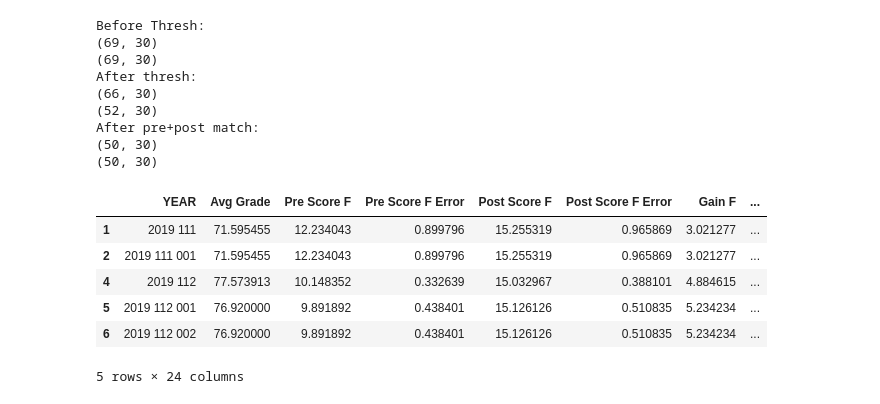
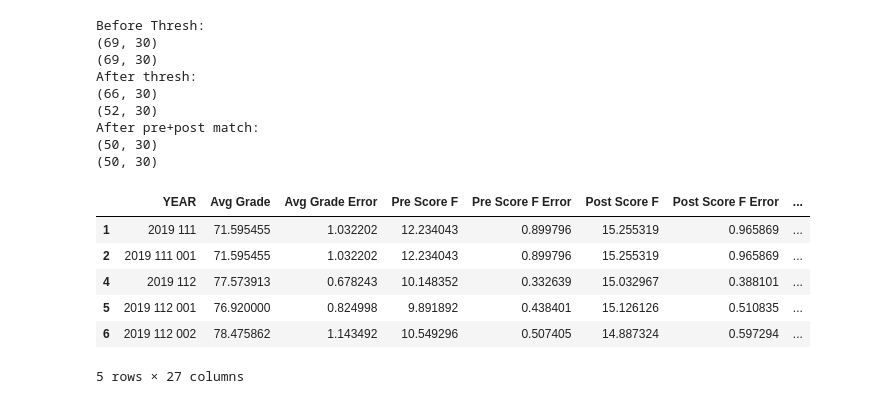
Before and after one commit to maya-patel/Honours-FCI-data, a Jupyter notebook: Data_Collection_Clean_Done.ipynb, the cells around one changed output. Saved outputs shown, nothing was run; the diff lists cells and outputs as text; code cells hidden in the pictures.

```diff
--- a/Data_Collection_Clean_Done.ipynb
+++ b/Data_Collection_Clean_Done.ipynb
@@ -51,6 +51,7 @@ df19_112_001
 def by_gender_by_year_2020(df, name):
 
     avg_grade = df["Percent Grade"].mean()
+    avg_grade_error = df['Percent Grade'].sem()
 
     pre = []
     for i in range (1,31):
@@ -75,6 +76,7 @@ def by_gender_by_year_2020(df, name):
     df_f = df[is_f]
 
     avg_grade_f = df_f['Percent Grade'].mean()
+    avg_grade_f_error = df_f['Percent Grade'].sem()
 
     df_pre_f = df_f[pre_2020]
     df_post_f = df_f[post_2020]
@@ -105,6 +107,7 @@ def by_gender_by_year_2020(df, name):
     df_m = df[is_m]
 
     avg_grade_m = df_m['Percent Grade'].mean()
+    avg_grade_m_error = df_m['Percent Grade'].sem()
 
     df_pre_m = df_m[pre_2020]
     df_post_m = df_m[post_2020]
@@ -133,12 +136,13 @@ def by_gender_by_year_2020(df, name):
 
     num = num_f + num_m
 
-    array = [name, avg_grade, pre_f, pre_f_error, post_f, post_f_error, post_f-pre_f, norm_f, norm_gain_error, gain_f_error, gain_f_error_1, num_f, avg_grade_f, pre_m, pre_m_error, post_m, post_m_error, post_m-pre_m, norm_m, norm_m_error, gain_m_error, gain_m_error_1, num_m, avg_grade_m]
+    array = [name, avg_grade, avg_grade_error, pre_f, pre_f_error, post_f, post_f_error, post_f-pre_f, norm_f, norm_gain_error, gain_f_error, gain_f_error_1, num_f, avg_grade_f, avg_grade_f_error, pre_m, pre_m_error, post_m, post_m_error, post_m-pre_m, norm_m, norm_m_error, gain_m_error, gain_m_error_1, num_m, avg_grade_m, avg_grade_m_error]
     return array
 # %%
 def by_gender_by_year(df, name):
 
     avg_grade = df["Percent Grade"].mean()
+    avg_grade_error = df['Percent Grade'].sem()
 
     pre = []
     for i in range (1,31):
@@ -171,11 +175,13 @@ def by_gender_by_year(df, name):
     gain_f_error_1 = (df_pre_f.apply(calculate_pre_score, axis=1) - df_post_f.apply(calculate_post_score, axis=1)).sem(axis=0)
 
     avg_grade_f = df_f['Percent Grade'].mean()
+    avg_grade_f_error = df_f['Percent Grade'].sem()
 
     is_m = df['PRE Q85']== 'B'
     df_m = df[is_m]
 
     avg_grade_m = df_m['Percent Grade'].mean()
+    avg_grade_m_error = df_m['Percent Grade'].sem()
 
     df_pre_m = df_m[pre].dropna(thresh=25, axis=0)
     df_post_m = df_m[post].dropna(thresh=25, axis=0)
@@ -195,11 +201,11 @@ def by_gender_by_year(df, name):
     gain_m_error = np.sqrt(pre_m_error**2 + post_m_error**2)
     gain_m_error_1 = (df_pre_m.apply(calculate_pre_score, axis=1) - df_post_m.apply(calculate_post_score, axis=1)).sem(axis=0)
 
-    array = [name, avg_grade, pre_f, pre_f_error, post_f, post_f_error, post_f-pre_f, norm_f, norm_gain_error, gain_f_error, gain_f_error_1, num_f, avg_grade_f, pre_m, pre_m_error, post_m, post_m_error, post_m-pre_m, norm_m, norm_m_error, gain_m_error, gain_m_error_1, num_m, avg_grade_m]
+    array = [name, avg_grade, avg_grade_error, pre_f, pre_f_error, post_f, post_f_error, post_f-pre_f, norm_f, norm_gain_error, gain_f_error, gain_f_error_1, num_f, avg_grade_f, avg_grade_f_error, pre_m, pre_m_error, post_m, post_m_error, post_m-pre_m, norm_m, norm_m_error, gain_m_error, gain_m_error_1, num_m, avg_grade_m, avg_grade_m_error]
     return array
 # %%
 # create table of average scores by gender by year
-column_names=["YEAR", "Avg Grade", "Pre Score F", "Pre Score F Error", "Post Score F","Post Score F Error", "Gain F", "Norm Gain", "Norm Gain Error", "Gain Error sqrt","Gain Error", "Num F", "Avg Grade F", "Pre Score M", "Pre Score M Error", "Post Score M", "Post Score M Error", "Gain M", "Norm gain M", "Norm gain error", "Gain M Error", "Gain M error sqrt", "Num M", "Avg M Grade"]
+column_names=["YEAR", "Avg Grade", "Avg Grade Error", "Pre Score F", "Pre Score F Error", "Post Score F","Post Score F Error", "Gain F", "Norm Gain", "Norm Gain Error", "Gain Error sqrt","Gain Error", "Num F", "Avg Grade F", "Avg Grade F error", "Pre Score M", "Pre Score M Error", "Post Score M", "Post Score M Error", "Gain M", "Norm gain M", "Norm gain error", "Gain M Error", "Gain M error sqrt", "Num M", "Avg M Grade", "Avg M grade error"]
 df4 = pd.DataFrame(columns=column_names)
 
 df4.loc[1] = by_gender_by_year(df14_111, "2014 111")
@@ -322,22 +328,22 @@ After pre+post match:
 # %%
 #2019
 
 df5 = pd.DataFrame(columns=column_names)
 
 df5.loc[1] = by_gender_by_year(df19_111, "2019 111")
 df5.loc[2] = by_gender_by_year(df19_111_001, "2019 111 001")
 df5.loc[4] = by_gender_by_year(df19_112, "2019 112")
 df5.loc[5] = by_gender_by_year(df19_112_001, "2019 112 001")
-df5.loc[6] = by_gender_by_year(df19_112_001, "2019 112 002")
+df5.loc[6] = by_gender_by_year(df19_112_002, "2019 112 002")
 
 df5.to_excel("2019_by_lecture_section.xlsx")
 
 df5
 # %% [output]
-|  | YEAR | Avg Grade | Pre Score F | Pre Score F Error | Post Score F | Post Score F Error | Gain F | ... |
-| 1 | 2019 111 | 71.595455 | 12.234043 | 0.899796 | 15.255319 | 0.965869 | 3.021277 | ... |
-| 2 | 2019 111 001 | 71.595455 | 12.234043 | 0.899796 | 15.255319 | 0.965869 | 3.021277 | ... |
-| 4 | 2019 112 | 77.573913 | 10.148352 | 0.332639 | 15.032967 | 0.388101 | 4.884615 | ... |
-| 5 | 2019 112 001 | 76.920000 | 9.891892 | 0.438401 | 15.126126 | 0.510835 | 5.234234 | ... |
-| 6 | 2019 112 002 | 76.920000 | 9.891892 | 0.438401 | 15.126126 | 0.510835 | 5.234234 | ... |
+|  | YEAR | Avg Grade | Avg Grade Error | Pre Score F | Pre Score F Error | Post Score F | Post Score F Error | ... |
+| 1 | 2019 111 | 71.595455 | 1.032202 | 12.234043 | 0.899796 | 15.255319 | 0.965869 | ... |
+| 2 | 2019 111 001 | 71.595455 | 1.032202 | 12.234043 | 0.899796 | 15.255319 | 0.965869 | ... |
+| 4 | 2019 112 | 77.573913 | 0.678243 | 10.148352 | 0.332639 | 15.032967 | 0.388101 | ... |
+| 5 | 2019 112 001 | 76.920000 | 0.824998 | 9.891892 | 0.438401 | 15.126126 | 0.510835 | ... |
+| 6 | 2019 112 002 | 78.475862 | 1.143492 | 10.549296 | 0.507405 | 14.887324 | 0.597294 | ... |
-5 rows × 24 columns
+5 rows × 27 columns
```
Also changed, not shown: parts of 1 cell of this notebook, 3 other files.
